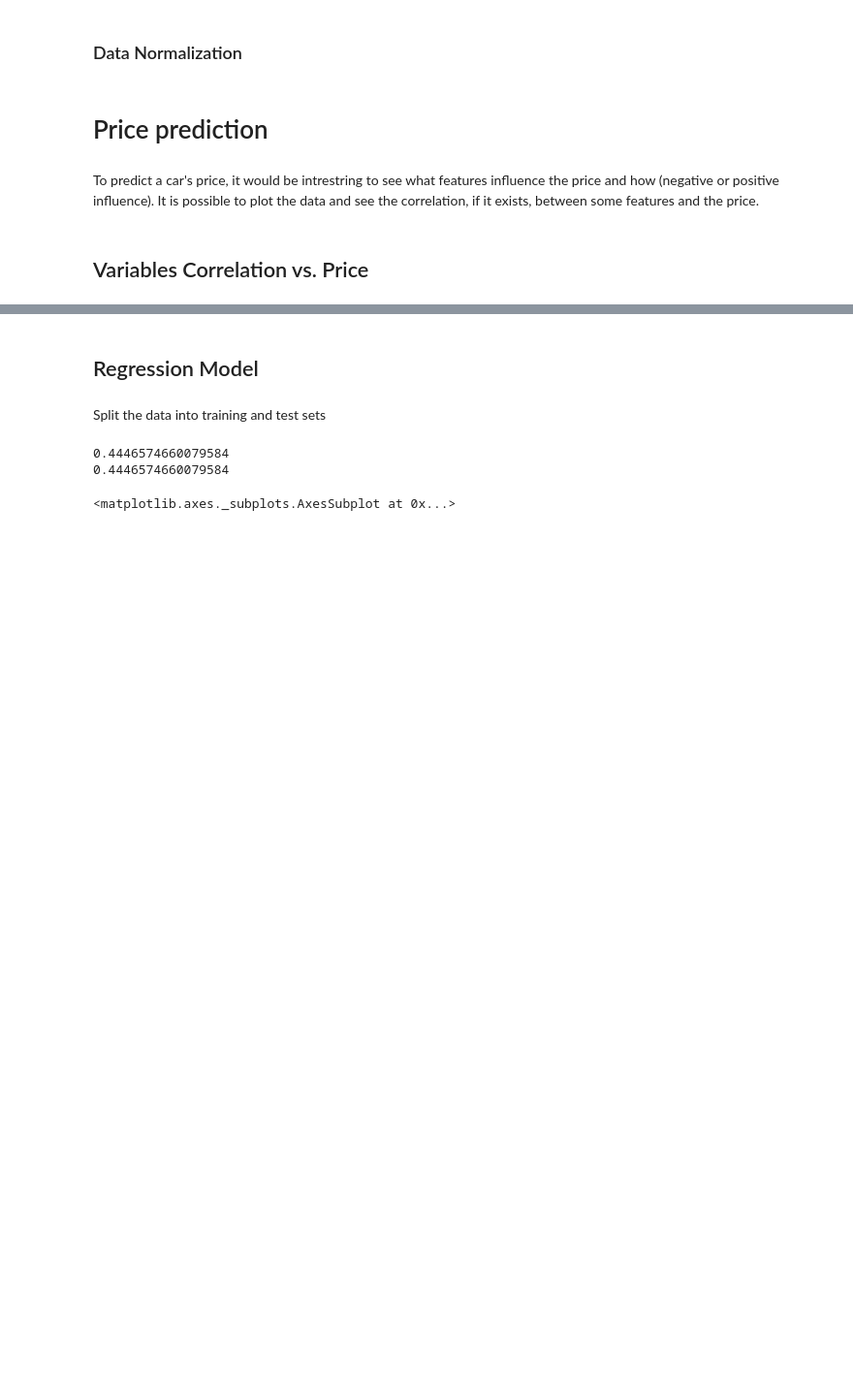
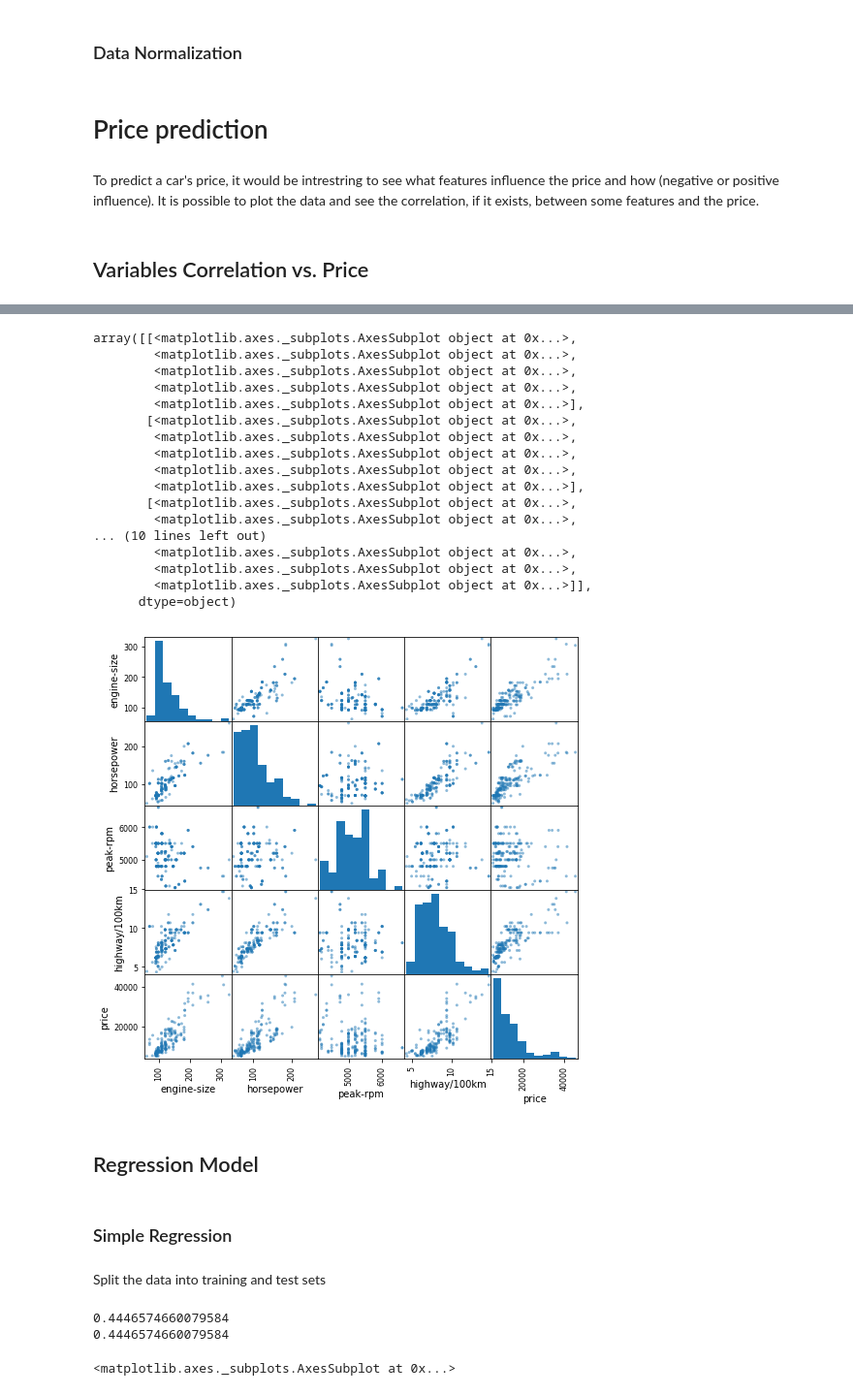
Before and after one commit to Rima-B/ML, a Jupyter notebook: pricePredictor/src/linearRegPricePrediction.ipynb, the cells around one changed output, grey strips where cells are left out. Shown at 97% size. Drawn from its saved outputs; the diff is of its cells as text; code cells hidden in the pictures; blank space fills up the shorter version.

```diff
--- a/pricePredictor/src/linearRegPricePrediction.ipynb
+++ b/pricePredictor/src/linearRegPricePrediction.ipynb
@@ -100,7 +185,28 @@ sns.heatmap(df.corr(method='pearson'), cmap='Spectral')
 # %%
-pd.plotting.scatter_matrix(df[["engine-size", "width", "curb-weight","horsepower", "peak-rpm", "highway/100km", "city-L/100km","price"]], figsize=(8, 8))
+pd.plotting.scatter_matrix(df[["engine-size","horsepower", "peak-rpm", "highway/100km","price"]], figsize=(8, 8))
+# %% [output]
+array([[<matplotlib.axes._subplots.AxesSubplot object at 0x...>,
+        <matplotlib.axes._subplots.AxesSubplot object at 0x...>,
+        <matplotlib.axes._subplots.AxesSubplot object at 0x...>,
+        <matplotlib.axes._subplots.AxesSubplot object at 0x...>,
+        <matplotlib.axes._subplots.AxesSubplot object at 0x...>],
+       [<matplotlib.axes._subplots.AxesSubplot object at 0x...>,
+        <matplotlib.axes._subplots.AxesSubplot object at 0x...>,
+        <matplotlib.axes._subplots.AxesSubplot object at 0x...>,
+        <matplotlib.axes._subplots.AxesSubplot object at 0x...>,
+        <matplotlib.axes._subplots.AxesSubplot object at 0x...>],
+       [<matplotlib.axes._subplots.AxesSubplot object at 0x...>,
+        <matplotlib.axes._subplots.AxesSubplot object at 0x...>,
+... (10 lines left out)
+        <matplotlib.axes._subplots.AxesSubplot object at 0x...>,
+        <matplotlib.axes._subplots.AxesSubplot object at 0x...>,
+        <matplotlib.axes._subplots.AxesSubplot object at 0x...>]],
+      dtype=object)
+[figure, added]
 # %% [markdown]
 ## Regression Model
+# %% [markdown]
+### Simple Regression
 # %% [markdown]
 Split the data into training and test sets
 # %%
```
Also changed, not shown: parts of 21 cells of this notebook.
